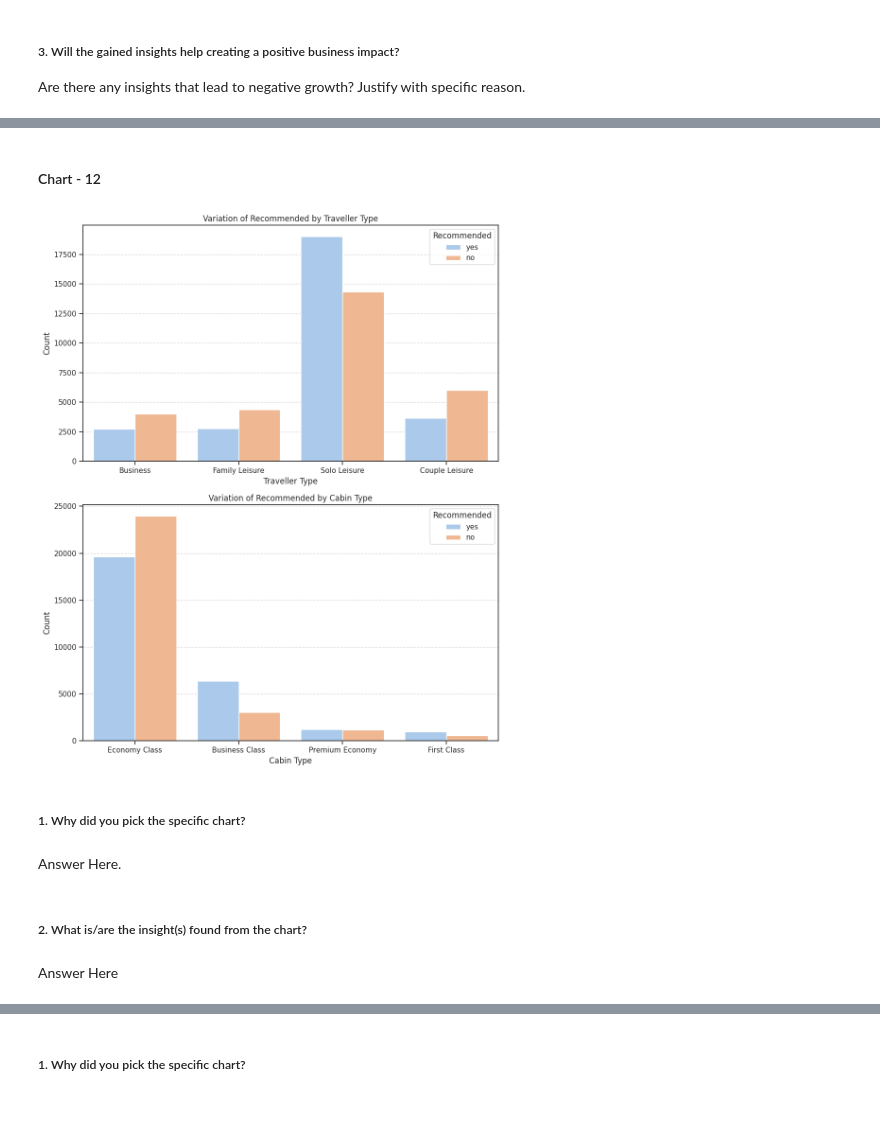
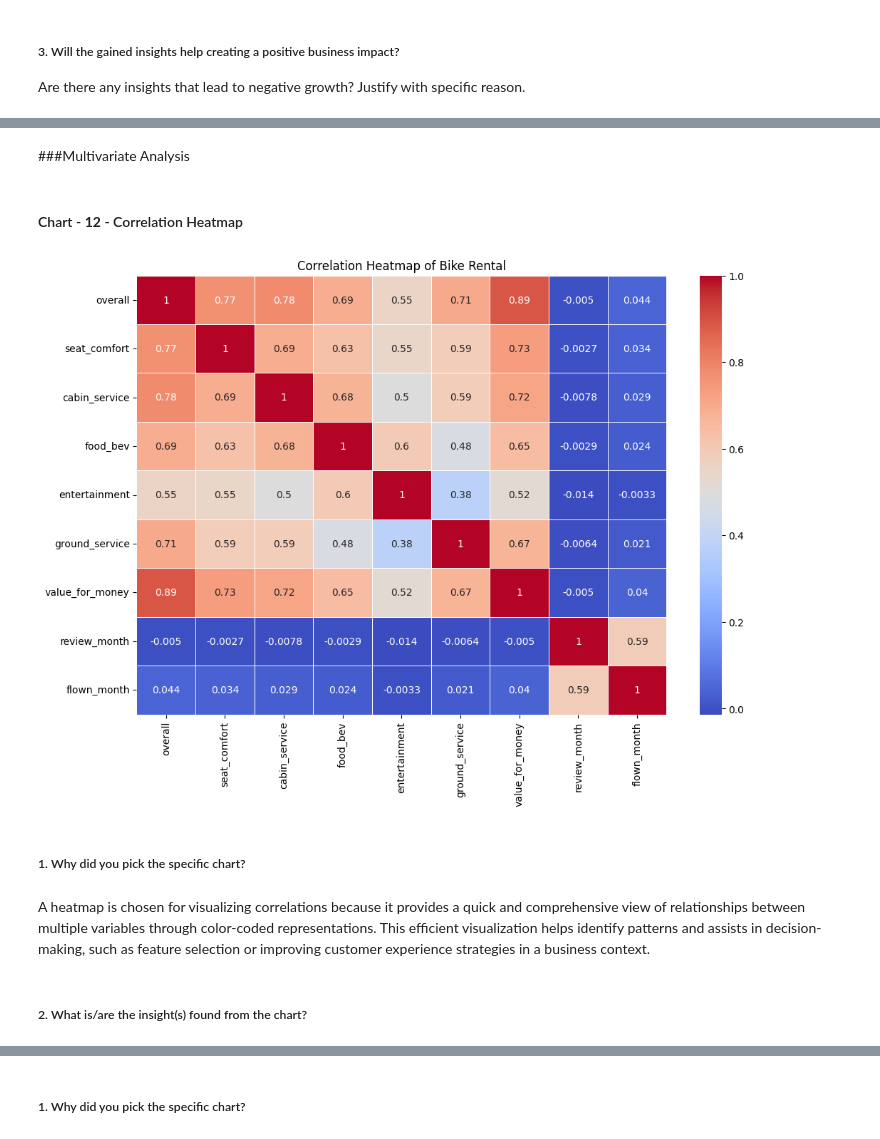
Before and after one commit to rashmi0852/Airline_Passenger_Refferal_Prediction, a Jupyter notebook: Airline_Referal.ipynb, the cells around one changed output, grey strips where cells are left out. Cells and saved outputs as stored; diff of their text form; code cells hidden in the pictures; blank space fills up the shorter version.

```diff
--- a/Airline_Referal.ipynb
+++ b/Airline_Referal.ipynb
@@ -997,40 +1182,27 @@ Answer Here
+# %% [markdown]
+###Multivariate Analysis
 # %% [markdown]
-#### Chart - 12
+#### Chart - **12** - Correlation Heatmap
-# %%
-# Chart - 12 visualization code
-#Question-12:how recommended feature varies for traveller_type and cabin?
-
-# Set the color palette
-sns.set_palette('pastel')
-
-# Create a grid of subplots for 'traveller_type' and 'cabin'
-fig, axes = plt.subplots(nrows=2, ncols=1, figsize=(10, 12))
-
-# Create a count plot for 'recommended' vs. 'traveller_type'
-sns.countplot(data=airline_data, x='traveller_type', hue='recommended', ax=axes[0])
-axes[0].set_title('Variation of Recommended by Traveller Type')
-axes[0].set_xlabel('Traveller Type')
-axes[0].set_ylabel('Count')
-axes[0].legend(title='Recommended')
-axes[0].grid(axis='y', linestyle='--', alpha=0.7)
-
-# Create a count plot for 'recommended' vs. 'cabin'
-sns.countplot(data=airline_data, x='cabin', hue='recommended', ax=axes[1])
-axes[1].set_title('Variation of Recommended by Cabin Type')
-axes[1].set_xlabel('Cabin Type')
-axes[1].set_ylabel('Count')
-axes[1].legend(title='Recommended')
-axes[1].grid(axis='y', linestyle='--', alpha=0.7)
-# Adjust layout and show the plots
-plt.tight_layout()
-plt.show()
-# %% [output]
-[figure, removed]
+# %%
+# Correlation Heatmap visualization code
+
+#Select numeric column
+numeric = ['overall', 'seat_comfort', 'cabin_service', 'food_bev', 'entertainment',
+           'ground_service', 'value_for_money','review_month','flown_month']
+
+#Find the co-relation matrix
+corelation=airline_data[numeric].corr()
+
+# Create a heatmap
+plt.figure(figsize=(12,8))
+sns.heatmap(corelation, annot=True, cmap='coolwarm', linewidths=0.5)
+plt.title('Correlation Heatmap of Bike Rental')
+plt.show()
+# %% [output]
+[figure, added]
 # %% [markdown]
 ##### 1. Why did you pick the specific chart?
-# %% [markdown]
-Answer Here.
+# %% [markdown]
+A heatmap is chosen for visualizing correlations because it provides a quick and comprehensive view of relationships between multiple variables through color-coded representations. This efficient visualization helps identify patterns and assists in decision-making, such as feature selection or improving customer experience strategies in a business context.
 # %% [markdown]
 ##### 2. What is/are the insight(s) found from the chart?
-# %% [markdown]
-Answer Here
```
Also changed, not shown: parts of 119 cells of this notebook.
